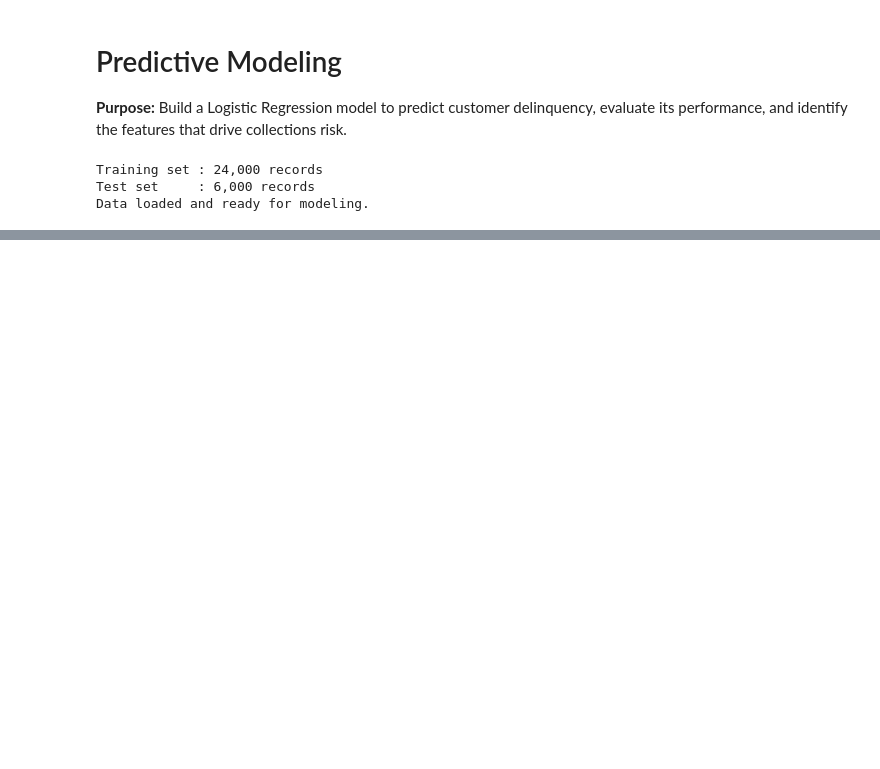
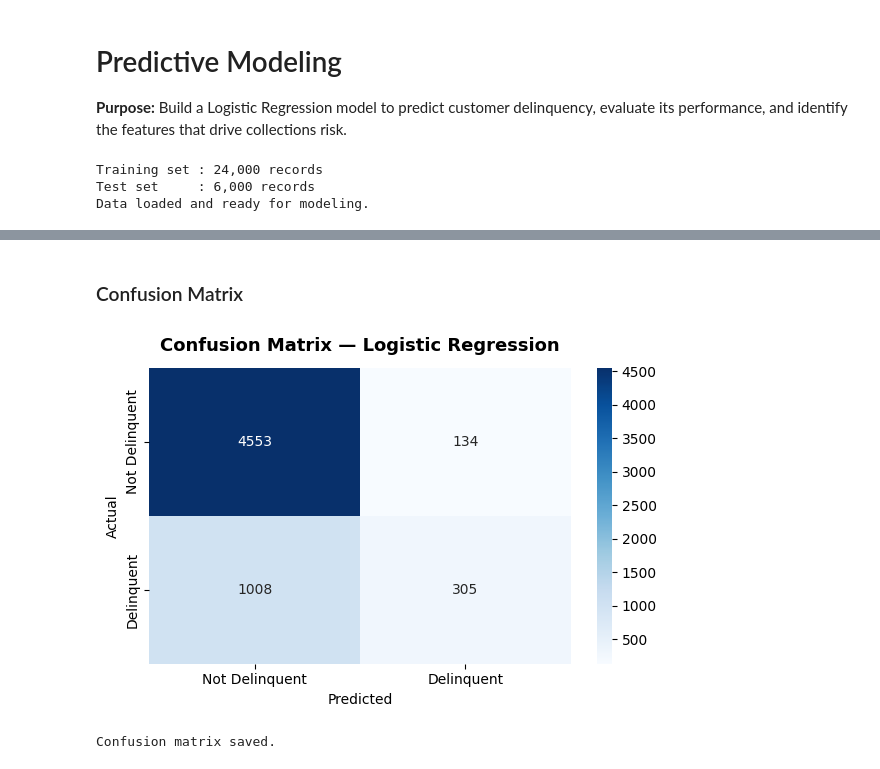
Before and after one commit to msahmed646/fpl-collections-analytics, a Jupyter notebook: notebooks/Predictive_Modeling.ipynb, the cells around one changed output, grey strips where cells are left out. Saved outputs shown, nothing was run; the diff lists cells and outputs as text; code cells hidden in the pictures; blank space fills up the shorter version.

Commit message:
Logistic regression, confusion matrix, feature importance

```diff
--- a/notebooks/Predictive_Modeling.ipynb
+++ b/notebooks/Predictive_Modeling.ipynb
@@ -46,0 +60,20 @@ Data loaded and ready for modeling.
+# %%
+# Generate predictions
+y_pred = model.predict(X_test) #run the trained model against the 6000 unseen set
+
+# Overall accuracy
+accuracy = accuracy_score(y_test, y_pred)
+print(f"Model Accuracy: {accuracy*100:.1f}%")
+print()
+
+# Detailed performance breakdown
+print("Classification Report:")
+print("-" * 50)
+print(classification_report(y_test, y_pred,         # Breaks down in - Precison, Recall, F1 & Support
+      target_names=["Not Delinquent", "Delinquent"]))
+
+# Metrics
+# Precision (of predicted delinquent, how many actually were)
+# Recall (of actual delinquent, how many did we catch)
+# F1 (balance of both)
+# Support (actual count per class)
@@ -46,0 +93,29 @@ Data loaded and ready for modeling.
+# %% [markdown]
+### Confusion Matrix
+# %%
+cm = confusion_matrix(y_test, y_pred)
+
+fig, ax = plt.subplots(figsize=(6, 4))
+
+sns.heatmap(
+    cm,
+    annot=True,
+    fmt="d",
+    cmap="Blues",
+    xticklabels=["Not Delinquent", "Delinquent"],
+    yticklabels=["Not Delinquent", "Delinquent"]
+)
+
+ax.set_title("Confusion Matrix — Logistic Regression",
+             fontsize=13, fontweight="bold", pad=12)
+ax.set_ylabel("Actual")
+ax.set_xlabel("Predicted")
+
+plt.tight_layout()
+plt.savefig(os.path.join(FIGURES_DIR, "section4_confusion_matrix.png"),
+            dpi=150, bbox_inches="tight")
+plt.show()
+print("Confusion matrix saved.")
+# %% [output]
+[figure, added]
+Confusion matrix saved.
```
Also changed, not shown: parts of 6 cells of this notebook, 8 other files.
